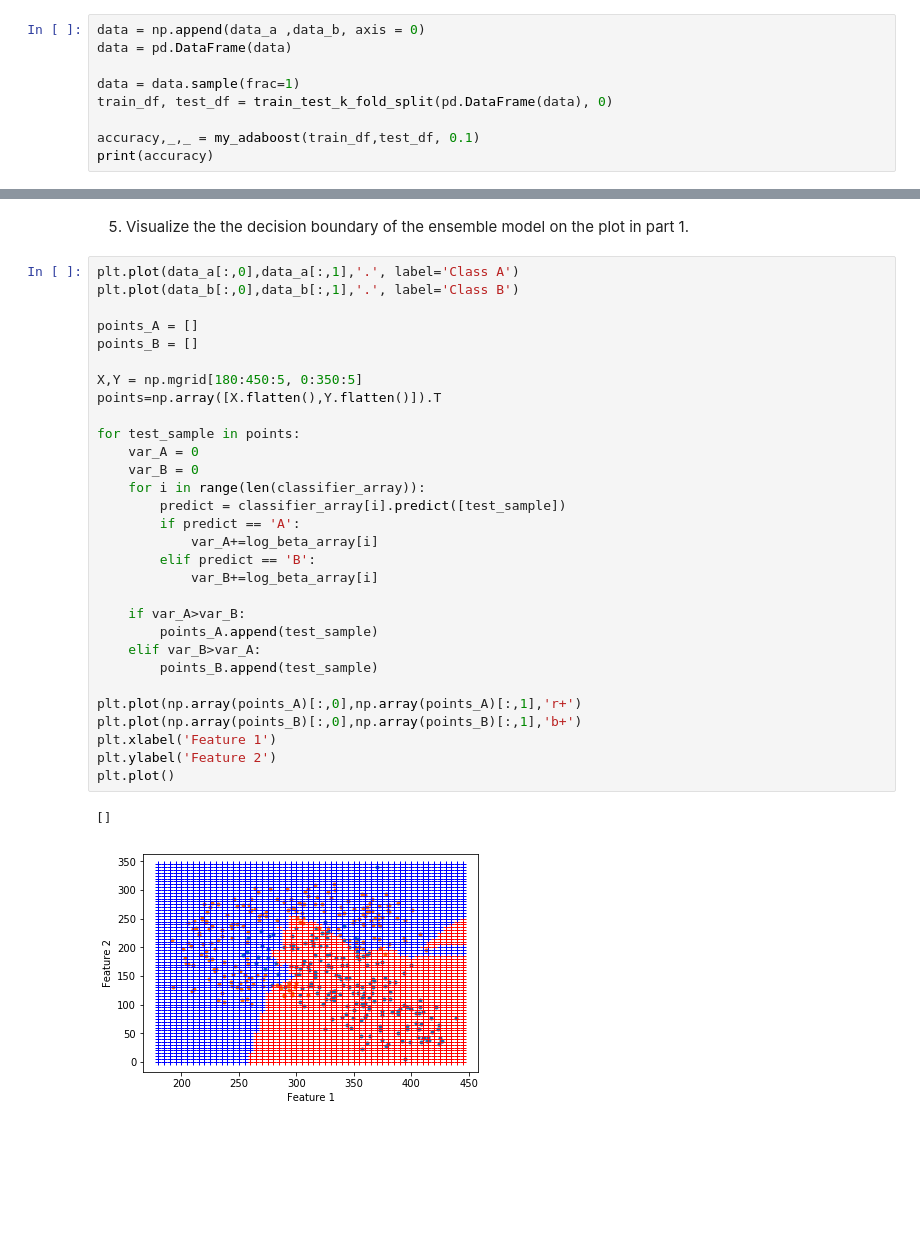
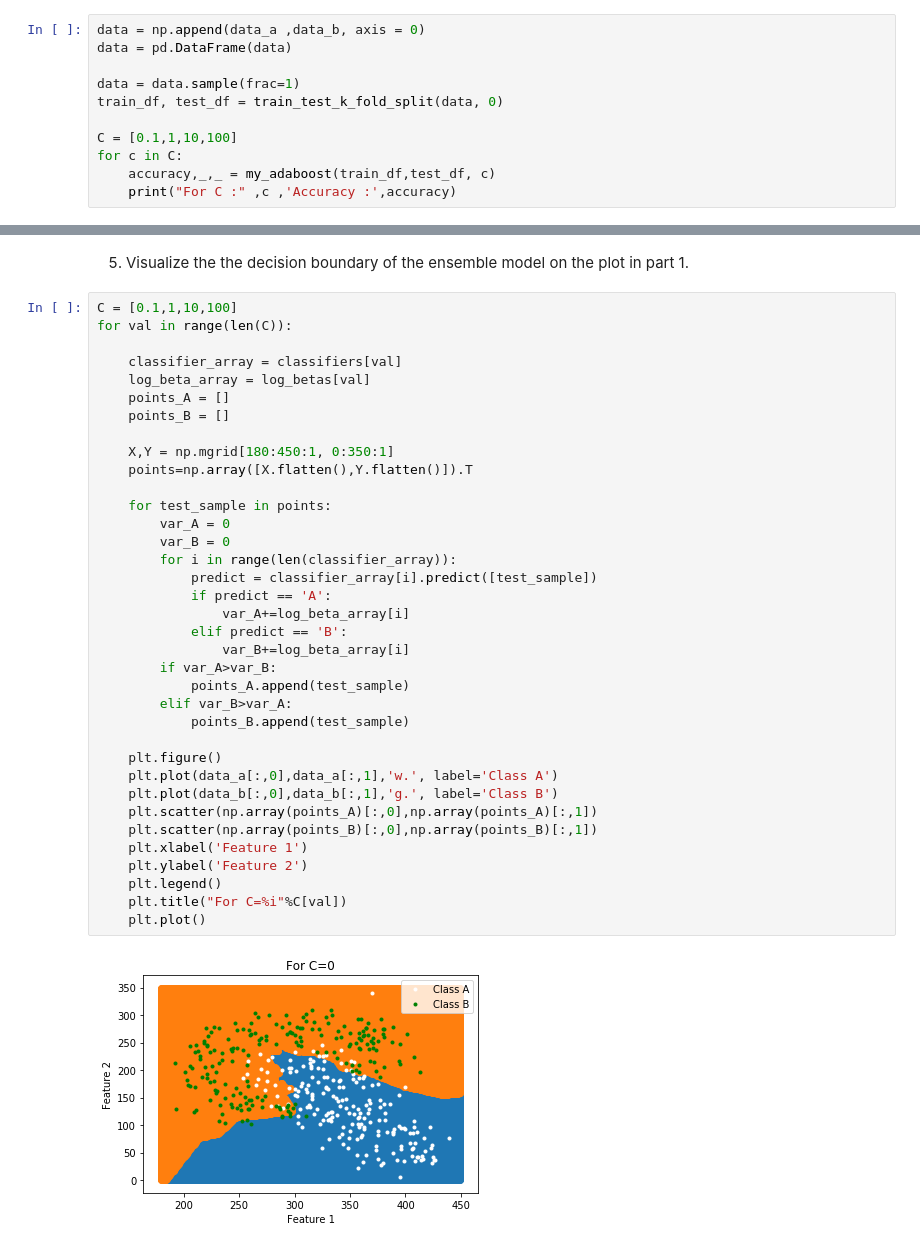
Before and after one commit to tusharchopratech/pattern_recognition_from_scratch, a Jupyter notebook: 3/a3.ipynb, the cells around one changed output, grey strips where cells are left out. Saved outputs shown, nothing was run; the diff lists cells and outputs as text; blank space fills up the shorter version.

```diff
--- a/3/a3.ipynb
+++ b/3/a3.ipynb
@@ -226,8 +245,10 @@ data = np.append(data_a ,data_b, axis = 0)
 data = pd.DataFrame(data)
 
 data = data.sample(frac=1)
-train_df, test_df = train_test_k_fold_split(pd.DataFrame(data), 0)
+train_df, test_df = train_test_k_fold_split(data, 0)
 
-accuracy,_,_ = my_adaboost(train_df,test_df, 0.1)
-print(accuracy)
+C = [0.1,1,10,100]
+for c in C:
+    accuracy,_,_ = my_adaboost(train_df,test_df, c)
+    print("For C :" ,c ,'Accuracy :',accuracy)
 # %% [output]
@@ -251,35 +290,40 @@ For C : 0.1  Mean Accuracy : 0.8903292682926828  Variance : 0.002744936198691255
 # %% [markdown]
 5. Visualize the the decision boundary of the ensemble model on the plot in part 1.
 # %%
-plt.plot(data_a[:,0],data_a[:,1],'.', label='Class A')
-plt.plot(data_b[:,0],data_b[:,1],'.', label='Class B')
+C = [0.1,1,10,100]
+for val in range(len(C)):
 
-points_A = []
-points_B = []
+    classifier_array = classifiers[val]
+    log_beta_array = log_betas[val]
+    points_A = []
+    points_B = []
 
-X,Y = np.mgrid[180:450:5, 0:350:5]
-points=np.array([X.flatten(),Y.flatten()]).T
+    X,Y = np.mgrid[180:450:1, 0:350:1]
+    points=np.array([X.flatten(),Y.flatten()]).T
 
-for test_sample in points:
-    var_A = 0
-    var_B = 0
-    for i in range(len(classifier_array)):
-        predict = classifier_array[i].predict([test_sample])
-        if predict == 'A':
-            var_A+=log_beta_array[i]
-        elif predict == 'B':
-            var_B+=log_beta_array[i]
+    for test_sample in points:
+        var_A = 0
+        var_B = 0
+        for i in range(len(classifier_array)):
+            predict = classifier_array[i].predict([test_sample])
+            if predict == 'A':
+                var_A+=log_beta_array[i]
+            elif predict == 'B':
+                var_B+=log_beta_array[i]
+        if var_A>var_B:
+            points_A.append(test_sample)
+        elif var_B>var_A:
+            points_B.append(test_sample)
 
-    if var_A>var_B:
-        points_A.append(test_sample)
-    elif var_B>var_A:
-        points_B.append(test_sample)
-
-plt.plot(np.array(points_A)[:,0],np.array(points_A)[:,1],'r+')
-plt.plot(np.array(points_B)[:,0],np.array(points_B)[:,1],'b+')
-plt.xlabel('Feature 1')
-plt.ylabel('Feature 2')
-plt.plot()
+    plt.figure()
+    plt.plot(data_a[:,0],data_a[:,1],'w.', label='Class A')
+    plt.plot(data_b[:,0],data_b[:,1],'g.', label='Class B')
+    plt.scatter(np.array(points_A)[:,0],np.array(points_A)[:,1])
+    plt.scatter(np.array(points_B)[:,0],np.array(points_B)[:,1])
+    plt.xlabel('Feature 1')
+    plt.ylabel('Feature 2')
+    plt.legend()
+    plt.title("For C=%i"%C[val])
+    plt.plot()
 # %% [output]
-[]
-[figure, old version]
+[figure, new version]
```
Also changed, not shown: parts of 6 cells of this notebook, 4 other files.
